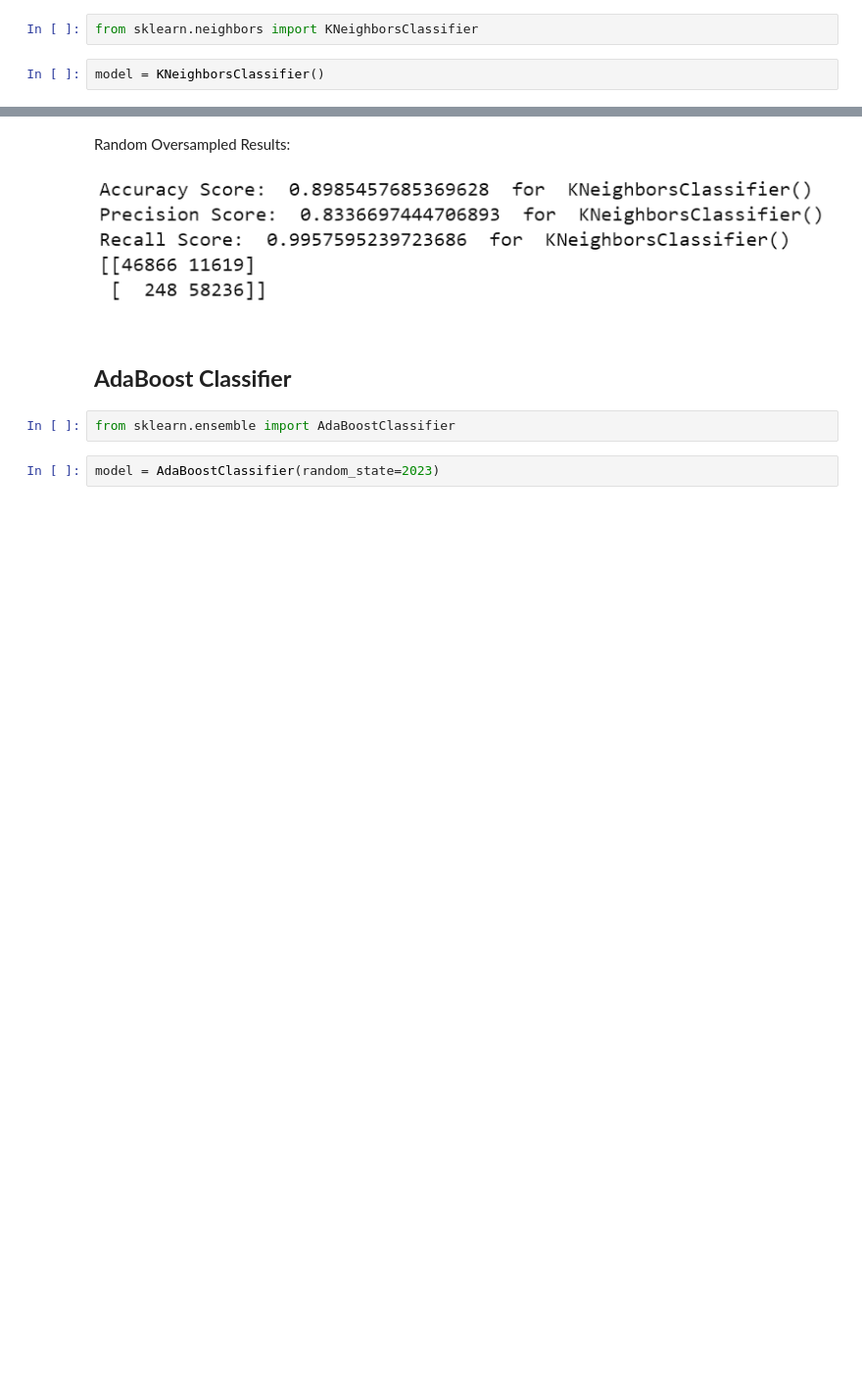
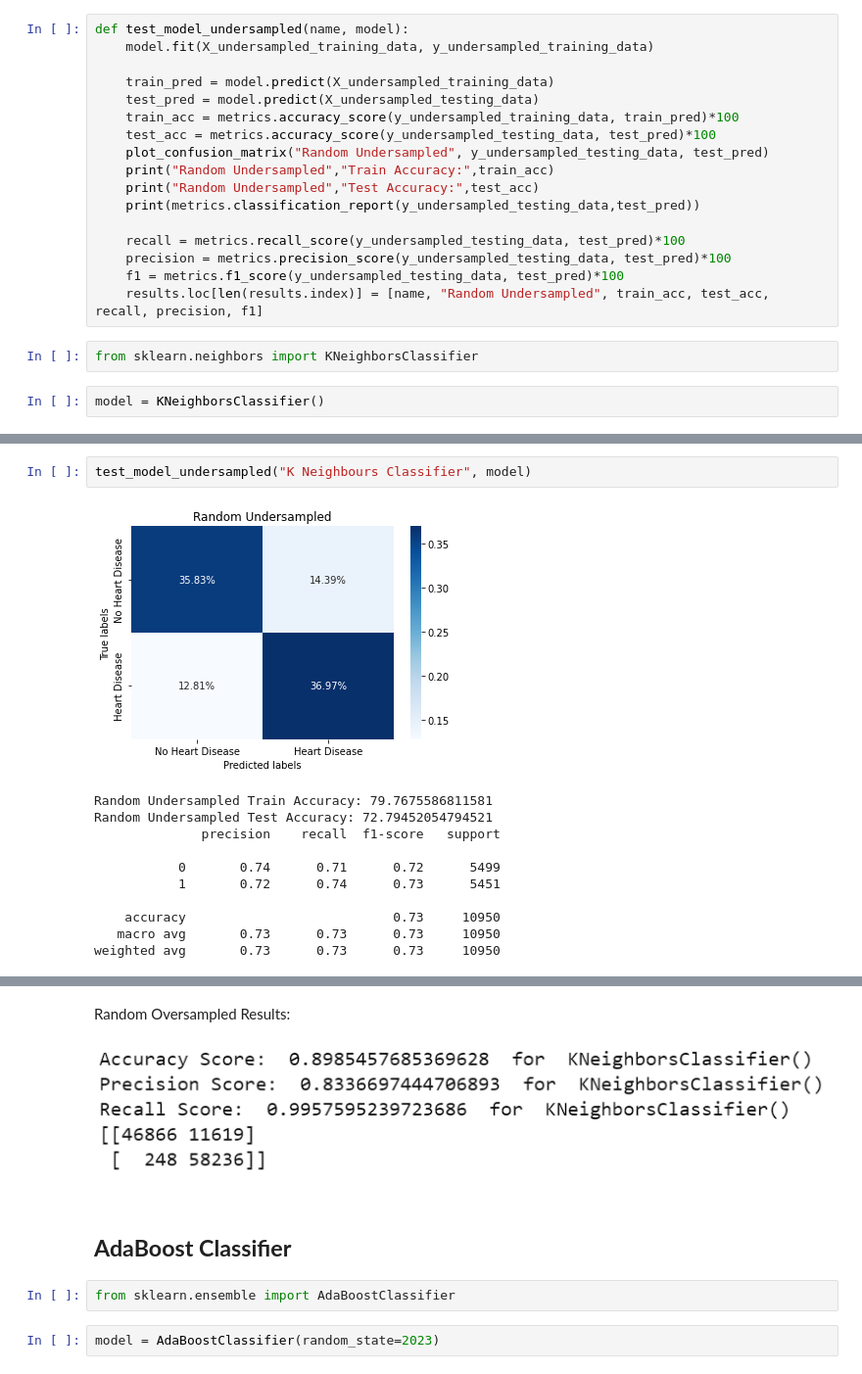
Before and after one commit to sophtsai/Heart-Disease-ML, a Jupyter notebook: Predicting_Heart_Disease_Final.ipynb, the cells around one changed output, grey strips where cells are left out. Shown at 98% size. Cells and saved outputs as stored; diff of their text form; blank space fills up the shorter version.

```diff
--- a/Predicting_Heart_Disease_Final.ipynb
+++ b/Predicting_Heart_Disease_Final.ipynb
@@ -862,3 +879,20 @@ weighted avg       0.77      0.77      0.77     10950
+# %%
+def test_model_undersampled(name, model):
+    model.fit(X_undersampled_training_data, y_undersampled_training_data)
+
+    train_pred = model.predict(X_undersampled_training_data)
+    test_pred = model.predict(X_undersampled_testing_data)
+    train_acc = metrics.accuracy_score(y_undersampled_training_data, train_pred)*100
+    test_acc = metrics.accuracy_score(y_undersampled_testing_data, test_pred)*100
+    plot_confusion_matrix("Random Undersampled", y_undersampled_testing_data, test_pred)
+    print("Random Undersampled","Train Accuracy:",train_acc)
+    print("Random Undersampled","Test Accuracy:",test_acc)
+    print(metrics.classification_report(y_undersampled_testing_data,test_pred))
+
+    recall = metrics.recall_score(y_undersampled_testing_data, test_pred)*100
+    precision = metrics.precision_score(y_undersampled_testing_data, test_pred)*100
+    f1 = metrics.f1_score(y_undersampled_testing_data, test_pred)*100
+    results.loc[len(results.index)] = [name, "Random Undersampled", train_acc, test_acc, recall, precision, f1]
 # %%
 from sklearn.neighbors import KNeighborsClassifier
 # %%
@@ -866,2 +914,16 @@ model = KNeighborsClassifier()
+# %%
+test_model_undersampled("K Neighbours Classifier", model)
+# %% [output]
+[figure, added]
+Random Undersampled Train Accuracy: 79.7675586811581
+Random Undersampled Test Accuracy: 72.79452054794521
+              precision    recall  f1-score   support
+
+           0       0.74      0.71      0.72      5499
+           1       0.72      0.74      0.73      5451
+
+    accuracy                           0.73     10950
+   macro avg       0.73      0.73      0.73     10950
+weighted avg       0.73      0.73      0.73     10950
 # %%
 test_model("K Neighbours Classifier", model)
```
Also changed, not shown: parts of 6 cells of this notebook.
